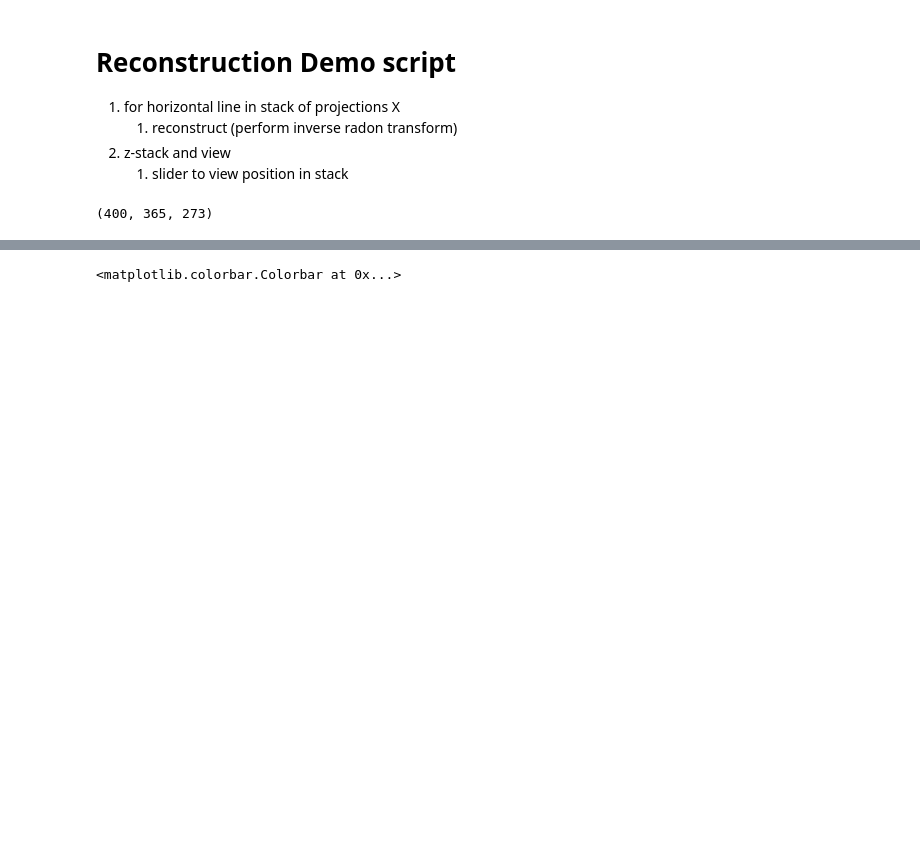
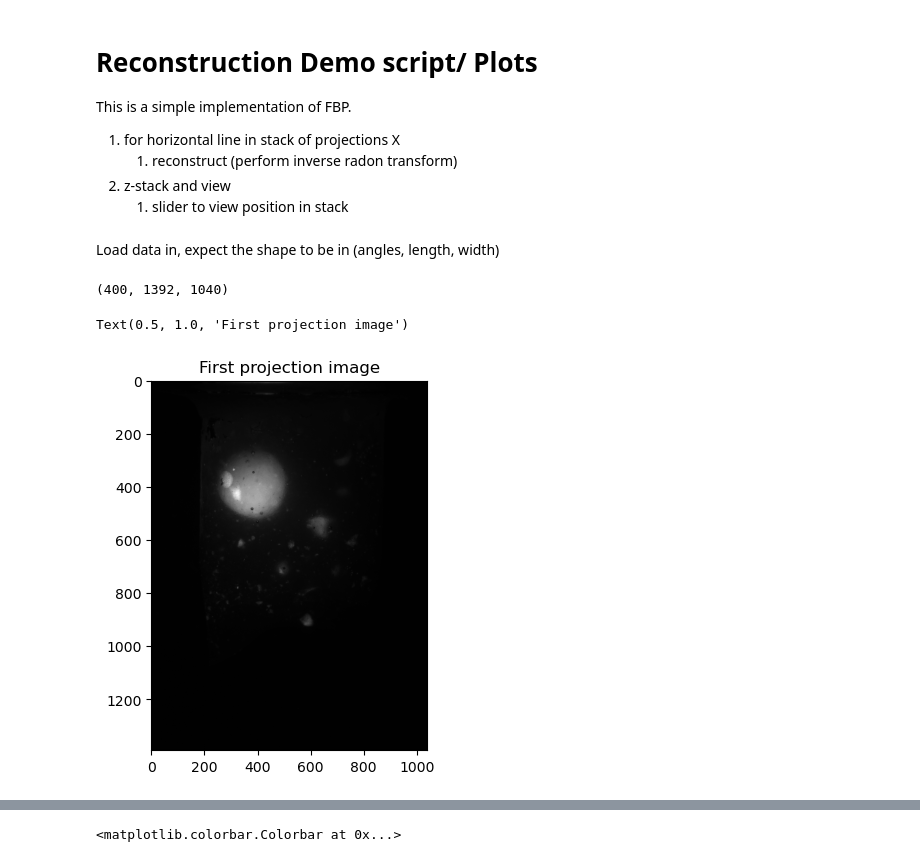
Before and after one commit to kwokkenton/optea, a Jupyter notebook: reconstruction/archive/inverse.ipynb, the cells around one changed output, grey strips where cells are left out. Saved outputs shown, nothing was run; the diff lists cells and outputs as text; code cells hidden in the pictures; blank space fills up the shorter version.

```diff
--- a/reconstruction/archive/inverse.ipynb
+++ b/reconstruction/archive/inverse.ipynb
@@ -1,5 +1,7 @@
 # %% [markdown]
-# Reconstruction Demo script
+# Reconstruction Demo script/ Plots
+
+This is a simple implementation of FBP.
 
 1. for horizontal line in stack of projections X
    1. reconstruct (perform inverse radon transform)
@@ -11,12 +13,21 @@ import numpy as np
 from skimage import io
 import matplotlib.pyplot as plt
 from tqdm import tqdm
+# %% [markdown]
+Load data in, expect the shape to be in (angles, length, width)
 # %%
-PATH_TO_IMAGE =  '../data_store/spin_3/MMStack_Pos0.ome.tif'
-PATH_TO_IMAGE =  '../data_store/aligned.tif'
-PATH_TO_IMAGE =  '../data_store/2022-10-10_1433_testrecon/2022-10-10_1433_testrecon_result.tif'
+# PATH_TO_IMAGE =  '../data_store/spin_3/MMStack_Pos0.ome.tif'
+# PATH_TO_IMAGE =  '../data_store/aligned.tif'
+# PATH_TO_IMAGE =  '../data_store/2022-10-10_1433_testrecon/2022-10-10_1433_testrecon_result.tif'
+PATH_TO_IMAGE = '../../../OPT Shared files/1_Data/2022-12-01 broken phantom/1_1/1_1_MMStack_Pos0.ome.tif'
 im = io.imread(PATH_TO_IMAGE)
-# Expect the shape to be in (angles, length, width)
+
 print(im.shape)
 # %% [output]
-(400, 365, 273)
+(400, 1392, 1040)
+# %%
+plt.imshow(im[0], cmap='gray')
+plt.title('First projection image')
+# %% [output]
+Text(0.5, 1.0, 'First projection image')
+[figure, added]
```
Also changed, not shown: parts of 10 cells of this notebook, 8 other files.
